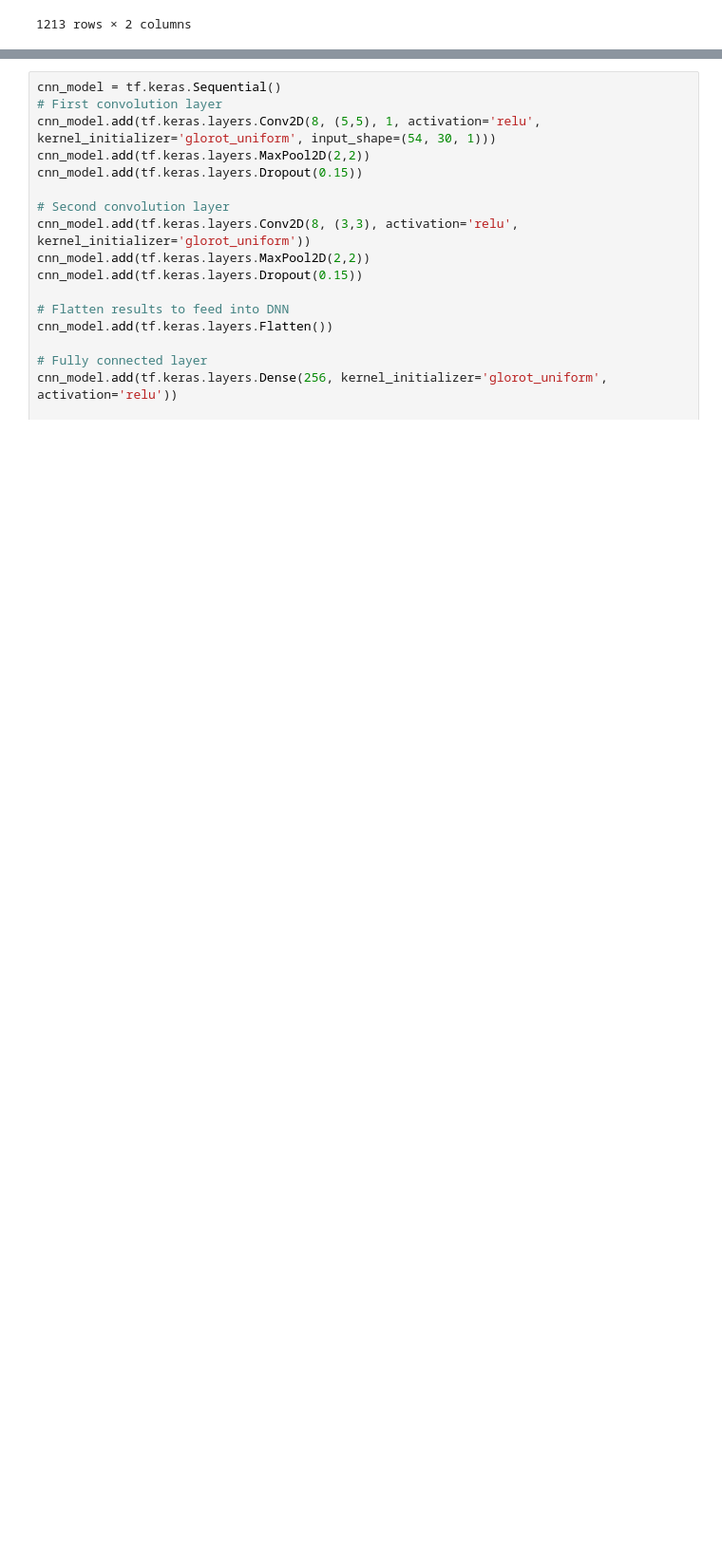
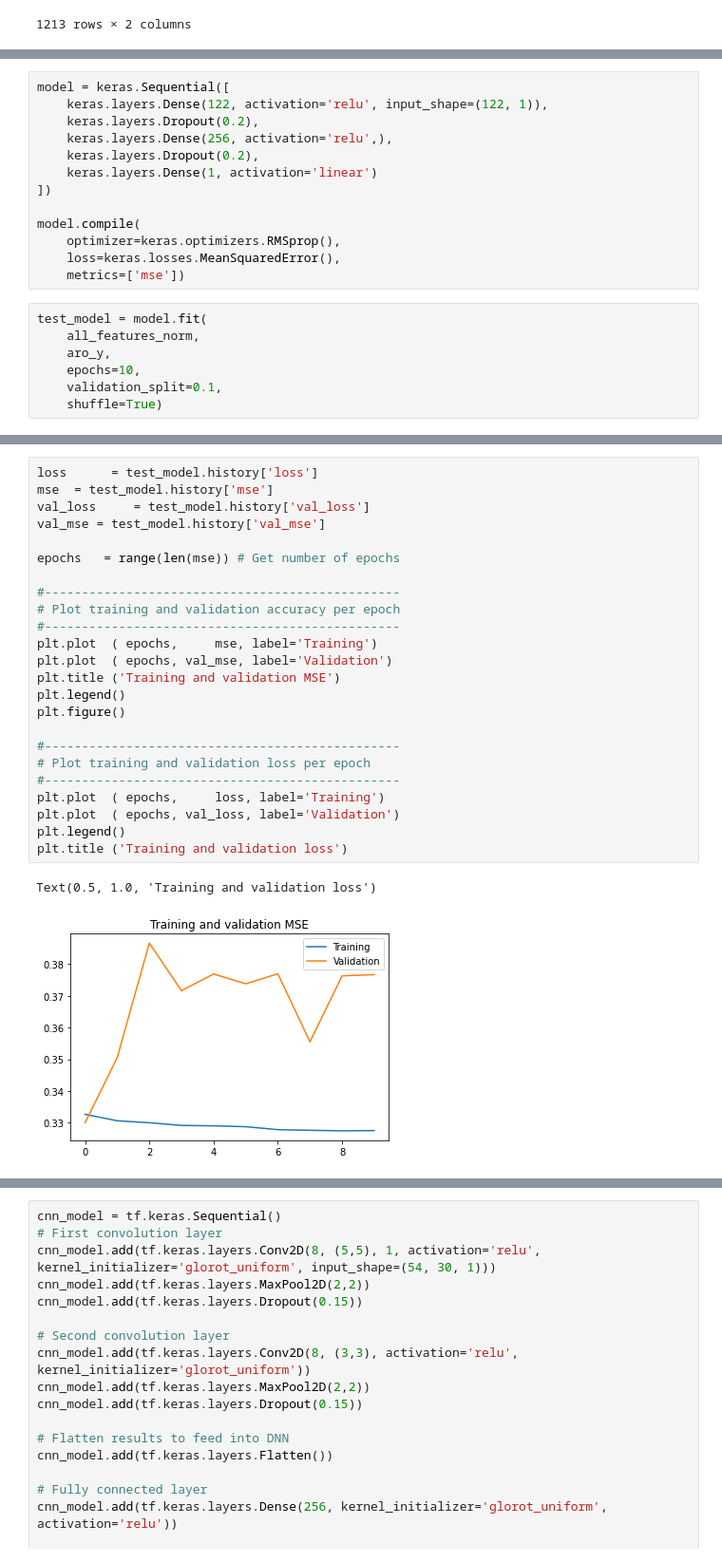
Before and after one commit to TheKangChen/soundscape-emotion-recognition-models, a Jupyter notebook: model_training.ipynb, the cells around one changed output, grey strips where cells are left out. Shown: that part at 95% size. Saved outputs shown, nothing was run; the diff lists cells and outputs as text; blank space fills up the shorter version.

Commit message:
baseline model trained with similar mse

```diff
--- a/model_training.ipynb
+++ b/model_training.ipynb
@@ -173,0 +360,20 @@ f_features_norm
+# %%
+model = keras.Sequential([
+    keras.layers.Dense(122, activation='relu', input_shape=(122, 1)),
+    keras.layers.Dropout(0.2),
+    keras.layers.Dense(256, activation='relu',),
+    keras.layers.Dropout(0.2),
+    keras.layers.Dense(1, activation='linear')
+])
+
+model.compile(
+    optimizer=keras.optimizers.RMSprop(),
+    loss=keras.losses.MeanSquaredError(),
+    metrics=['mse'])
+# %%
+test_model = model.fit(
+    all_features_norm,
+    aro_y,
+    epochs=10,
+    validation_split=0.1,
+    shuffle=True)
@@ -173,0 +401,27 @@ f_features_norm
+# %%
+loss      = test_model.history['loss']
+mse  = test_model.history['mse']
+val_loss     = test_model.history['val_loss']
+val_mse = test_model.history['val_mse']
+
+epochs   = range(len(mse)) # Get number of epochs
+
+#------------------------------------------------
+# Plot training and validation accuracy per epoch
+#------------------------------------------------
+plt.plot  ( epochs,     mse, label='Training')
+plt.plot  ( epochs, val_mse, label='Validation')
+plt.title ('Training and validation MSE')
+plt.legend()
+plt.figure()
+
+#------------------------------------------------
+# Plot training and validation loss per epoch
+#------------------------------------------------
+plt.plot  ( epochs,     loss, label='Training')
+plt.plot  ( epochs, val_loss, label='Validation')
+plt.legend()
+plt.title ('Training and validation loss')
+# %% [output]
+Text(0.5, 1.0, 'Training and validation loss')
+[figure, added]
```
Also changed, not shown: parts of 21 cells of this notebook.
